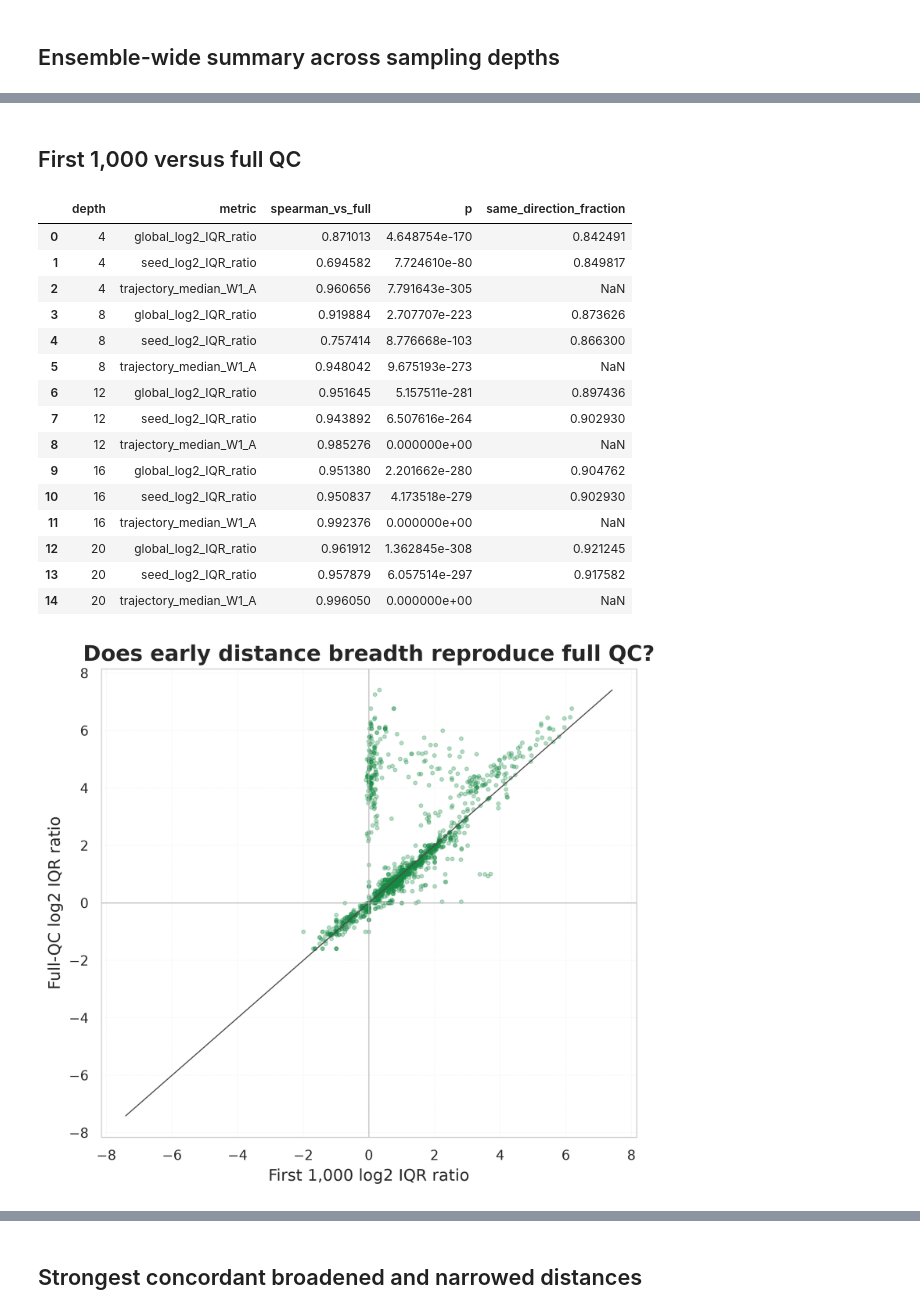
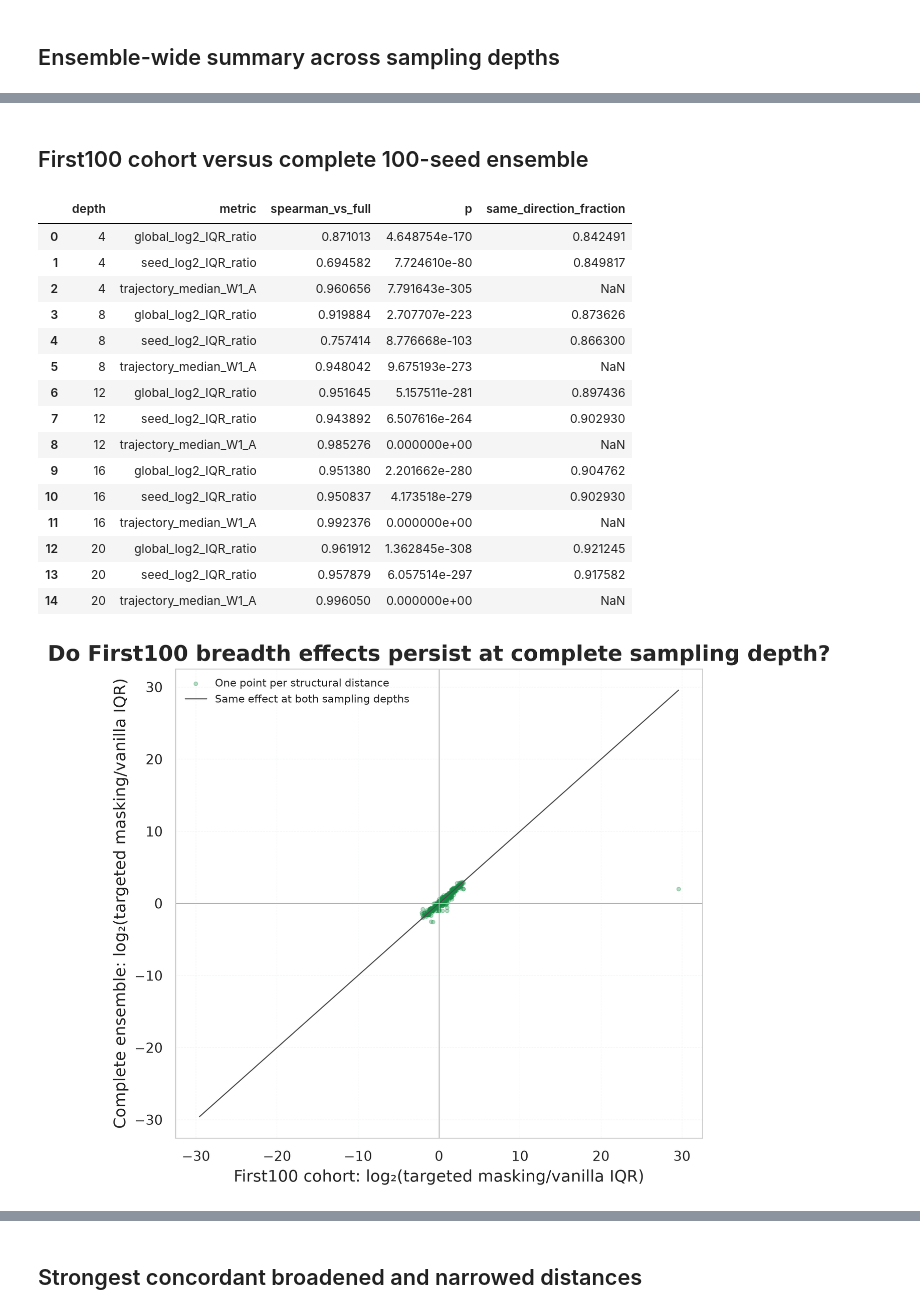
Before and after one commit to adrishg/vgci_mutants, a Jupyter notebook: kv21/Kv21_L403A_all_distance_sampling_analysis.ipynb, the cells around one changed output, grey strips where cells are left out. Saved outputs shown, nothing was run; the diff lists cells and outputs as text; code cells hidden in the pictures.

```diff
--- a/kv21/Kv21_L403A_all_distance_sampling_analysis.ipynb
+++ b/kv21/Kv21_L403A_all_distance_sampling_analysis.ipynb
@@ -76,23 +76,23 @@ display(pd.read_csv(TAB/'l403a_all_distance_sampling_summary.csv')); display(Ima
-# %% [markdown]
-## First 1,000 versus full QC
+# %% [markdown]
+## First100 cohort versus complete 100-seed ensemble
 # %%
-display(pd.read_csv(TAB/'l403a_all_distance_sampling_stability.csv')); display(Image(filename=str(FIG/'first1000_vs_full_distance_breadth.png')))
+display(pd.read_csv(TAB/'l403a_all_distance_sampling_stability.csv')); display(Image(filename=str(FIG/'first100_nominal_vs_full_distance_breadth.png')))
 # %% [output]
 |  | depth | metric | spearman_vs_full | p | same_direction_fraction |
 | 0 | 4 | global_log2_IQR_ratio | 0.871013 | 4.648754e-170 | 0.842491 |
 | 1 | 4 | seed_log2_IQR_ratio | 0.694582 | 7.724610e-80 | 0.849817 |
 | 2 | 4 | trajectory_median_W1_A | 0.960656 | 7.791643e-305 | NaN |
 | 3 | 8 | global_log2_IQR_ratio | 0.919884 | 2.707707e-223 | 0.873626 |
 | 4 | 8 | seed_log2_IQR_ratio | 0.757414 | 8.776668e-103 | 0.866300 |
 | 5 | 8 | trajectory_median_W1_A | 0.948042 | 9.675193e-273 | NaN |
 | 6 | 12 | global_log2_IQR_ratio | 0.951645 | 5.157511e-281 | 0.897436 |
 | 7 | 12 | seed_log2_IQR_ratio | 0.943892 | 6.507616e-264 | 0.902930 |
 | 8 | 12 | trajectory_median_W1_A | 0.985276 | 0.000000e+00 | NaN |
 | 9 | 16 | global_log2_IQR_ratio | 0.951380 | 2.201662e-280 | 0.904762 |
 | 10 | 16 | seed_log2_IQR_ratio | 0.950837 | 4.173518e-279 | 0.902930 |
 | 11 | 16 | trajectory_median_W1_A | 0.992376 | 0.000000e+00 | NaN |
 | 12 | 20 | global_log2_IQR_ratio | 0.961912 | 1.362845e-308 | 0.921245 |
 | 13 | 20 | seed_log2_IQR_ratio | 0.957879 | 6.057514e-297 | 0.917582 |
 | 14 | 20 | trajectory_median_W1_A | 0.996050 | 0.000000e+00 | NaN |
-[figure, old version]
+[figure, new version]
 # %% [markdown]
```
Also changed, not shown: parts of 10 cells of this notebook, 55 other files.
